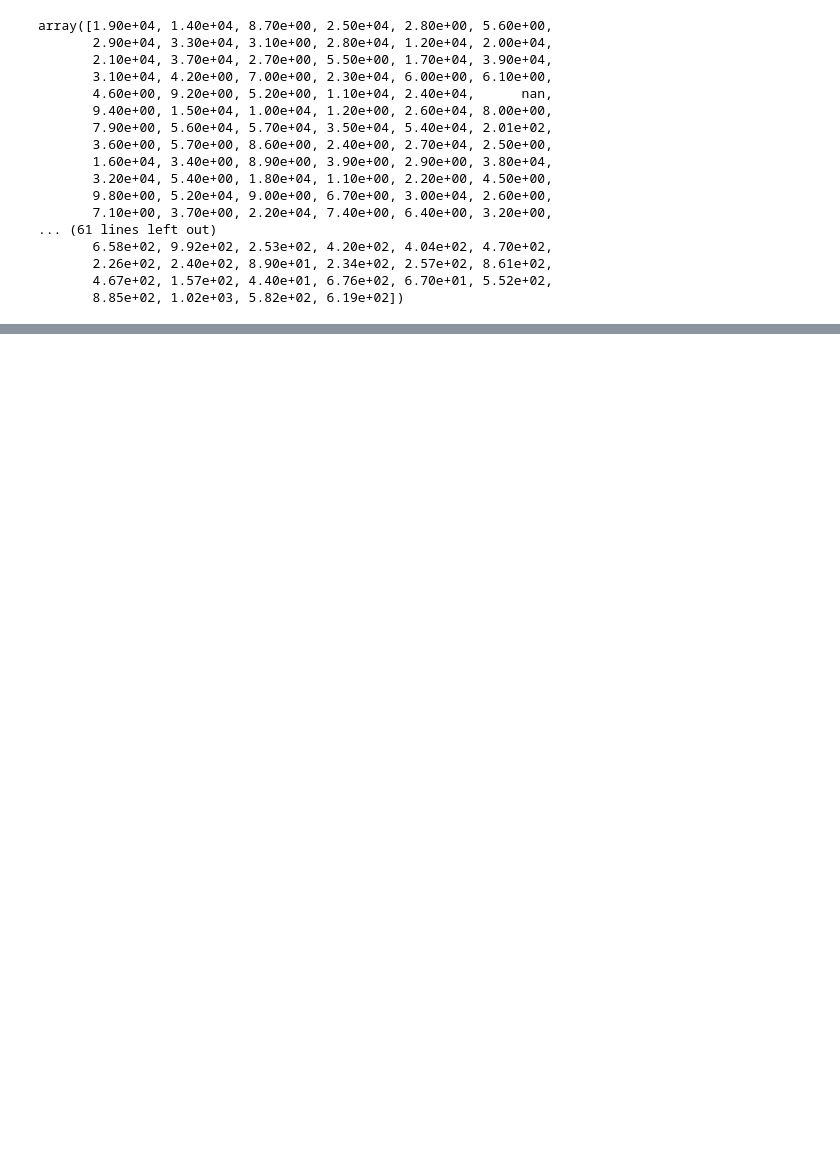
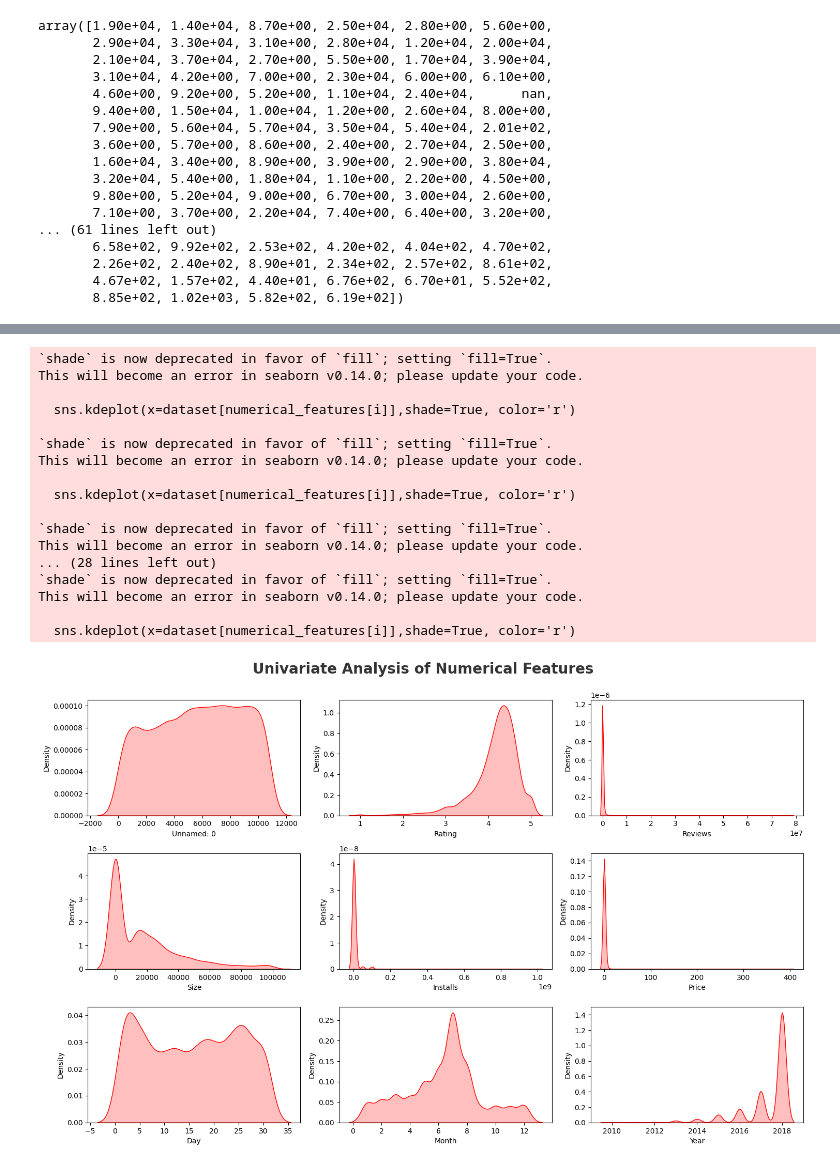
Before and after one commit to Shimul-Zahan/ML-Bootcamp, a Jupyter notebook: EDA/goole_playstore_data_with_eda.ipynb, the cells around one changed output, grey strips where cells are left out. Saved outputs shown, nothing was run; the diff lists cells and outputs as text; code cells hidden in the pictures; blank space fills up the shorter version.

Commit message:
Start Working with data analysis💥💥💥

```diff
--- a/EDA/goole_playstore_data_with_eda.ipynb
+++ b/EDA/goole_playstore_data_with_eda.ipynb
@@ -313,0 +316,2 @@ data_copy.to_csv('data/google_cleaned.csv')
+# %%
+dataset = pd.read_csv('./data/goole_playstore_data_with_eda/google_cleaned.csv')
@@ -313,0 +333,2 @@ data_copy.to_csv('data/google_cleaned.csv')
+# %%
+dataset = dataset.drop_duplicates(subset=['App'], keep='first')
@@ -313,0 +341,4 @@ data_copy.to_csv('data/google_cleaned.csv')
+# %%
+# explore categorical and numerical data
+numerical_features = [col for col  in dataset.columns if dataset[col].dtype != 'object']
+categorical_features = [col for col in dataset.columns if dataset[col].dtype == 'object']
@@ -313,0 +405,29 @@ data_copy.to_csv('data/google_cleaned.csv')
+# %%
+## Proportion of count data on numerical columns
+plt.figure(figsize=(15, 15))
+plt.suptitle('Univariate Analysis of Numerical Features', fontsize=20, fontweight='bold', alpha=0.8, y=1.)
+
+for i in range(0, len(numerical_features)):
+    plt.subplot(5, 3, i+1)
+    sns.kdeplot(x=dataset[numerical_features[i]],shade=True, color='r')
+    plt.xlabel(numerical_features[i])
+    plt.tight_layout()
+# %% [output]
+`shade` is now deprecated in favor of `fill`; setting `fill=True`.
+This will become an error in seaborn v0.14.0; please update your code.
+
+  sns.kdeplot(x=dataset[numerical_features[i]],shade=True, color='r')
+
+`shade` is now deprecated in favor of `fill`; setting `fill=True`.
+This will become an error in seaborn v0.14.0; please update your code.
+
+  sns.kdeplot(x=dataset[numerical_features[i]],shade=True, color='r')
+
+`shade` is now deprecated in favor of `fill`; setting `fill=True`.
+This will become an error in seaborn v0.14.0; please update your code.
+... (28 lines left out)
+`shade` is now deprecated in favor of `fill`; setting `fill=True`.
+This will become an error in seaborn v0.14.0; please update your code.
+
+  sns.kdeplot(x=dataset[numerical_features[i]],shade=True, color='r')
+[figure, added]
```
Also changed, not shown: parts of 9 cells of this notebook, 1 other file.
